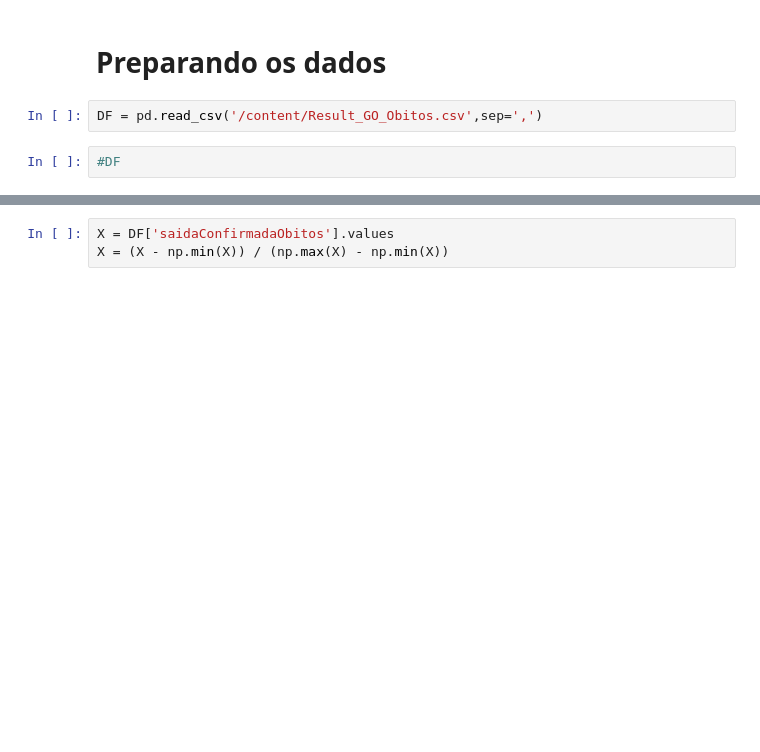
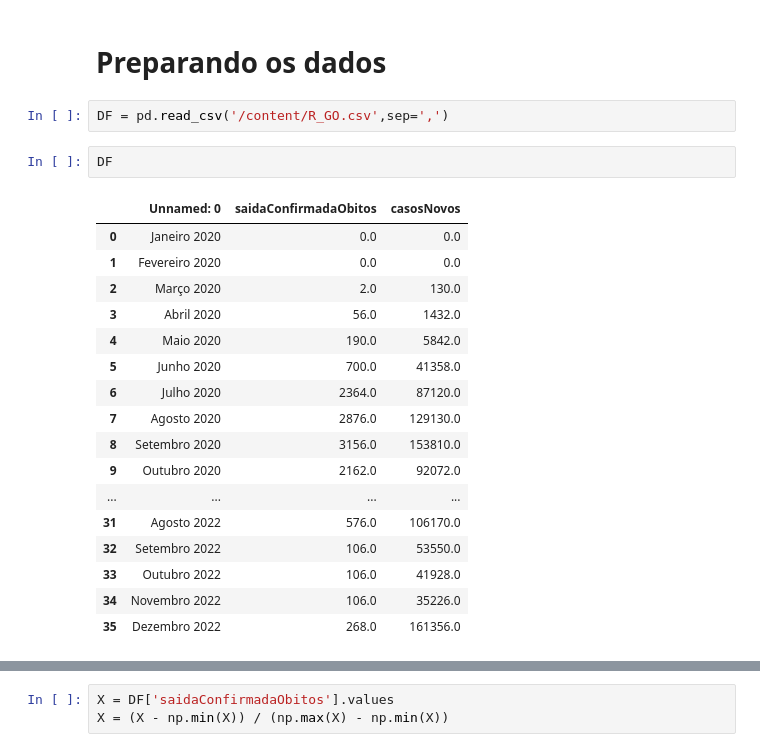
Before and after one commit to laysfreitas/Covid_Dados, a Jupyter notebook: LSTM_Covid_Data_Obitos.ipynb, the cells around one changed output, grey strips where cells are left out. Drawn from its saved outputs; the diff is of its cells as text; blank space fills up the shorter version.

```diff
--- a/LSTM_Covid_Data_Obitos.ipynb
+++ b/LSTM_Covid_Data_Obitos.ipynb
@@ -21,6 +21,24 @@ To: /content/Result_GO_Obitos.csv
 # %% [markdown]
 # **Preparando os dados**
 # %%
-DF = pd.read_csv('/content/Result_GO_Obitos.csv',sep=',')
+DF = pd.read_csv('/content/R_GO.csv',sep=',')
-# %%
-#DF
+# %%
+DF
+# %% [output]
+|  | Unnamed: 0 | saidaConfirmadaObitos | casosNovos |
+| 0 | Janeiro 2020 | 0.0 | 0.0 |
+| 1 | Fevereiro 2020 | 0.0 | 0.0 |
+| 2 | Março 2020 | 2.0 | 130.0 |
+| 3 | Abril 2020 | 56.0 | 1432.0 |
+| 4 | Maio 2020 | 190.0 | 5842.0 |
+| 5 | Junho 2020 | 700.0 | 41358.0 |
+| 6 | Julho 2020 | 2364.0 | 87120.0 |
+| 7 | Agosto 2020 | 2876.0 | 129130.0 |
+| 8 | Setembro 2020 | 3156.0 | 153810.0 |
+| 9 | Outubro 2020 | 2162.0 | 92072.0 |
+| ... | ... | ... | ... |
+| 31 | Agosto 2022 | 576.0 | 106170.0 |
+| 32 | Setembro 2022 | 106.0 | 53550.0 |
+| 33 | Outubro 2022 | 106.0 | 41928.0 |
+| 34 | Novembro 2022 | 106.0 | 35226.0 |
+| 35 | Dezembro 2022 | 268.0 | 161356.0 |
```
Also changed, not shown: parts of 12 cells of this notebook.
